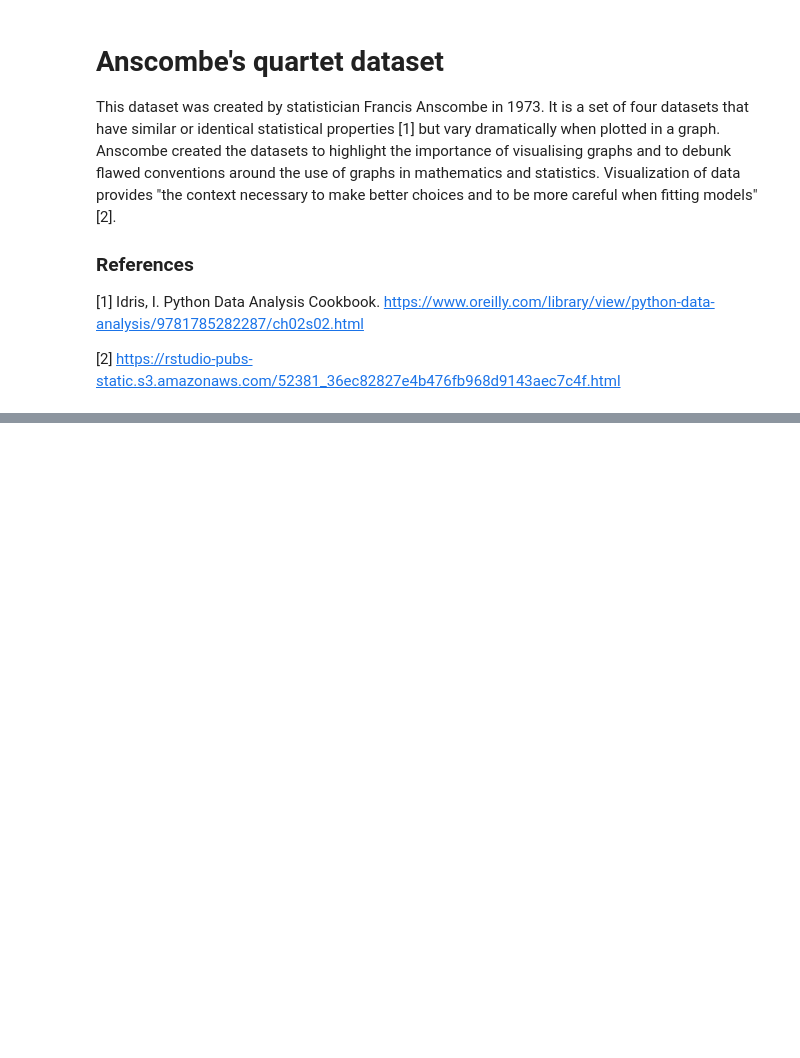
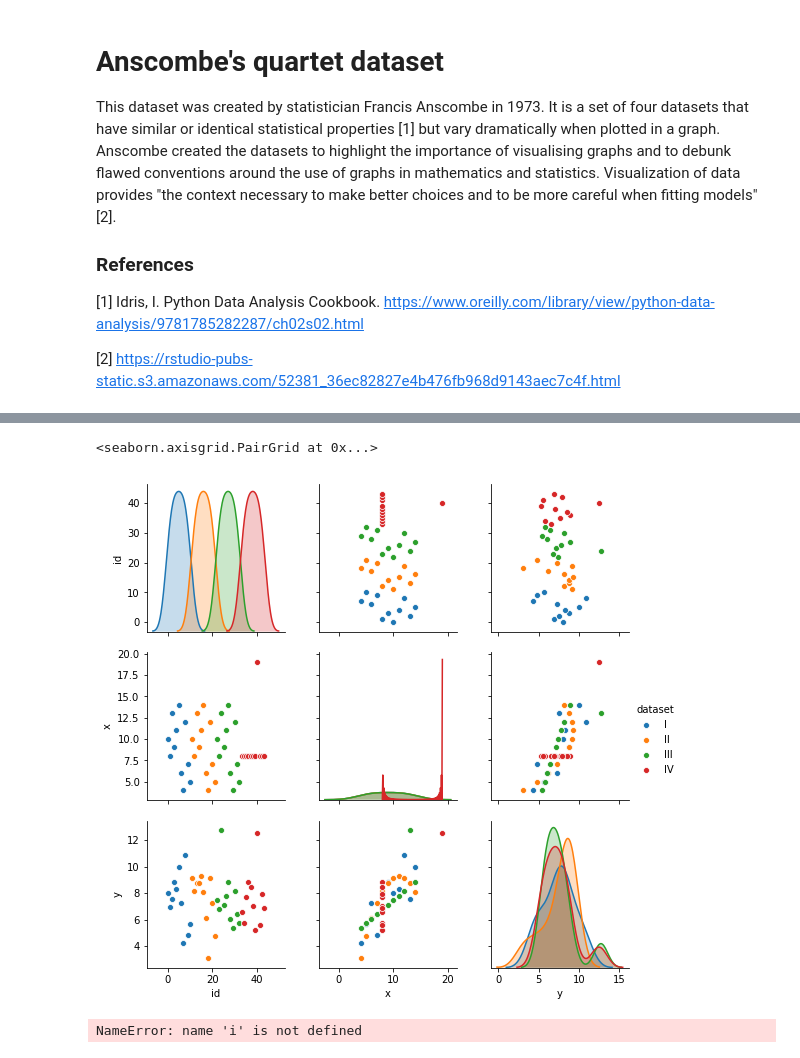
Before and after one commit to NurseQ/Fundamentals-of-Data-Analysis-Assignment-2018, a Jupyter notebook: Anscombe's Quartet .ipynb, the cells around one changed output, grey strips where cells are left out. Cells and saved outputs as stored; diff of their text form; code cells hidden in the pictures; blank space fills up the shorter version.

Commit message:
replaced csv file and used url instead, opened file in seaborne

```diff
--- a/Anscombe's Quartet .ipynb
+++ b/Anscombe's Quartet .ipynb
@@ -45,0 +56,13 @@ df
+# %%
+# Load the seaborn package.
+import seaborn as sns
+
+# Plot the Iris data set with a pair plot.
+sns.pairplot(df, hue="dataset")
+# %% [output]
+<seaborn.axisgrid.PairGrid at 0x...>
+[figure, added]
+# %%
+I
+# %% [output]
+NameError: name 'i' is not defined
```
Also changed, not shown: parts of 3 cells of this notebook.
